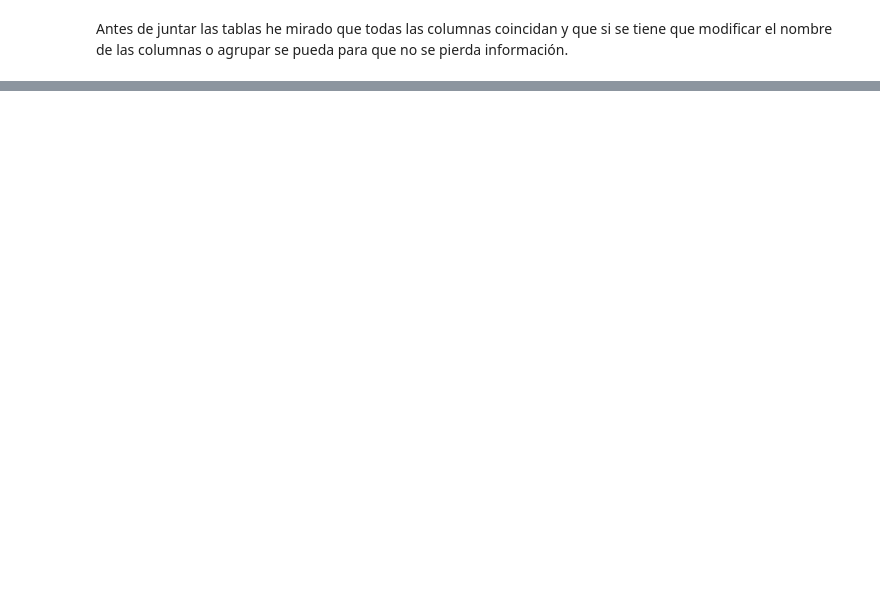
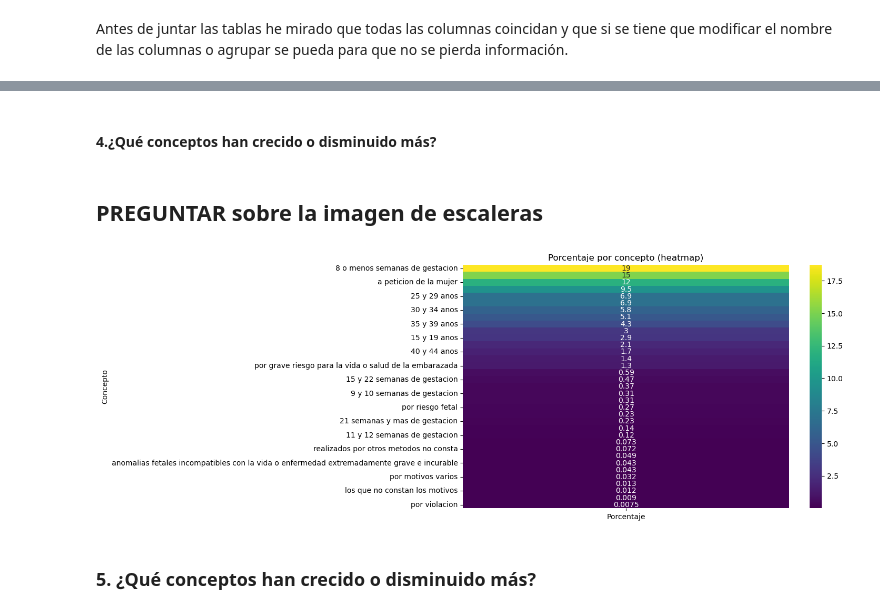
Before and after one commit to GimenezMariela/sprints, a Jupyter notebook: Proyecto IT/proyecto_final.ipynb, the cells around one changed output, grey strips where cells are left out. Saved outputs shown, nothing was run; the diff lists cells and outputs as text; code cells hidden in the pictures; blank space fills up the shorter version.

```diff
--- a/Proyecto IT/proyecto_final.ipynb
+++ b/Proyecto IT/proyecto_final.ipynb
@@ -147,0 +478,34 @@ ValueError: value_name (Valor) cannot match an element in the DataFrame columns.
+# %% [markdown]
+#### 4.¿Qué conceptos han crecido o disminuido más?
+# %%
+df_metodos = df_abortos[df_abortos["Concepto"] != "Total abortos voluntarios de mujeres residentes"]
+
+df_pct = (
+    df_metodos.groupby("Concepto")["Valor"].sum().reset_index()
+)
+df_pct["Porcentaje"] = df_pct["Valor"] / df_pct["Valor"].sum() * 100
+
+fig = px.treemap(
+    df_pct,
+    path=["Concepto"],
+    values="Porcentaje",
+    title="Porcentaje por método"
+)
+fig.show()
+# %% [markdown]
+## PREGUNTAR sobre la imagen de escaleras
+# %%
+df_pct_sorted = df_pct.sort_values("Porcentaje", ascending=False)
+
+plt.figure(figsize=(10,6))
+sns.heatmap(
+    df_pct_sorted.set_index("Concepto")[["Porcentaje"]],
+    annot=True,
+    cmap="viridis"
+)
+plt.title("Porcentaje por concepto (heatmap)")
+plt.show()
+# %% [output]
+[figure, added]
+# %% [markdown]
+### 5.  ¿Qué conceptos han crecido o disminuido más?
```
Also changed, not shown: parts of 135 cells of this notebook, 1 other file.
